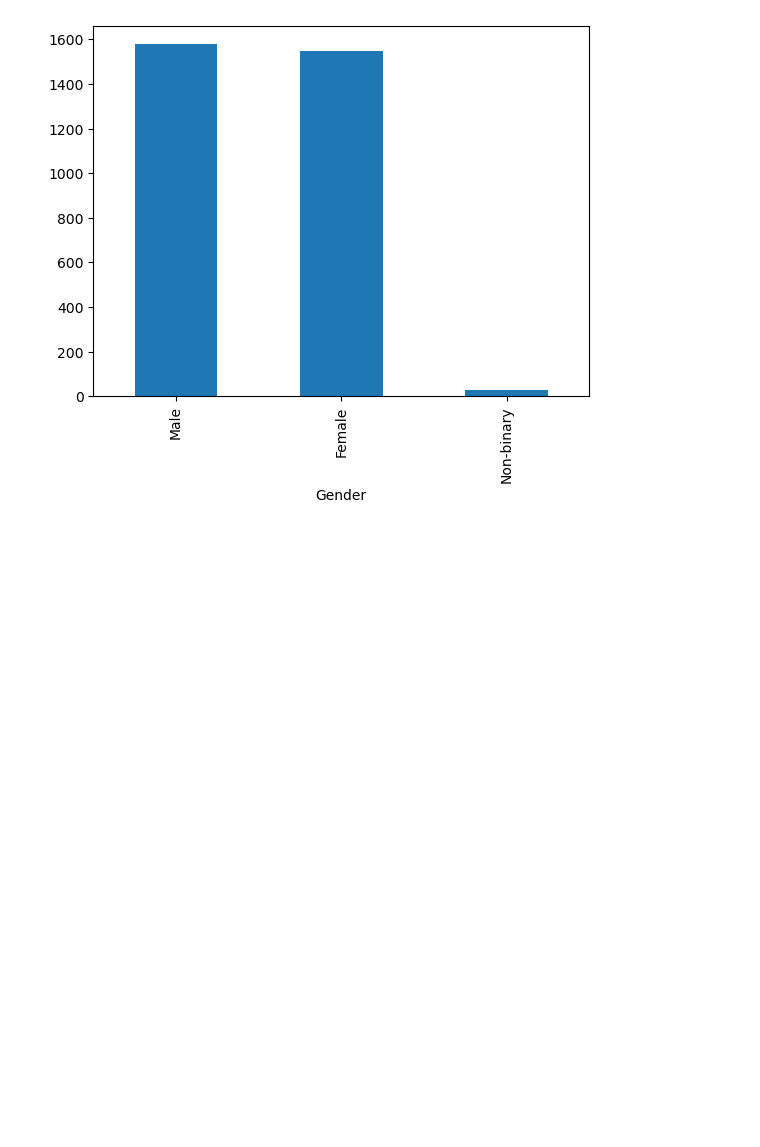
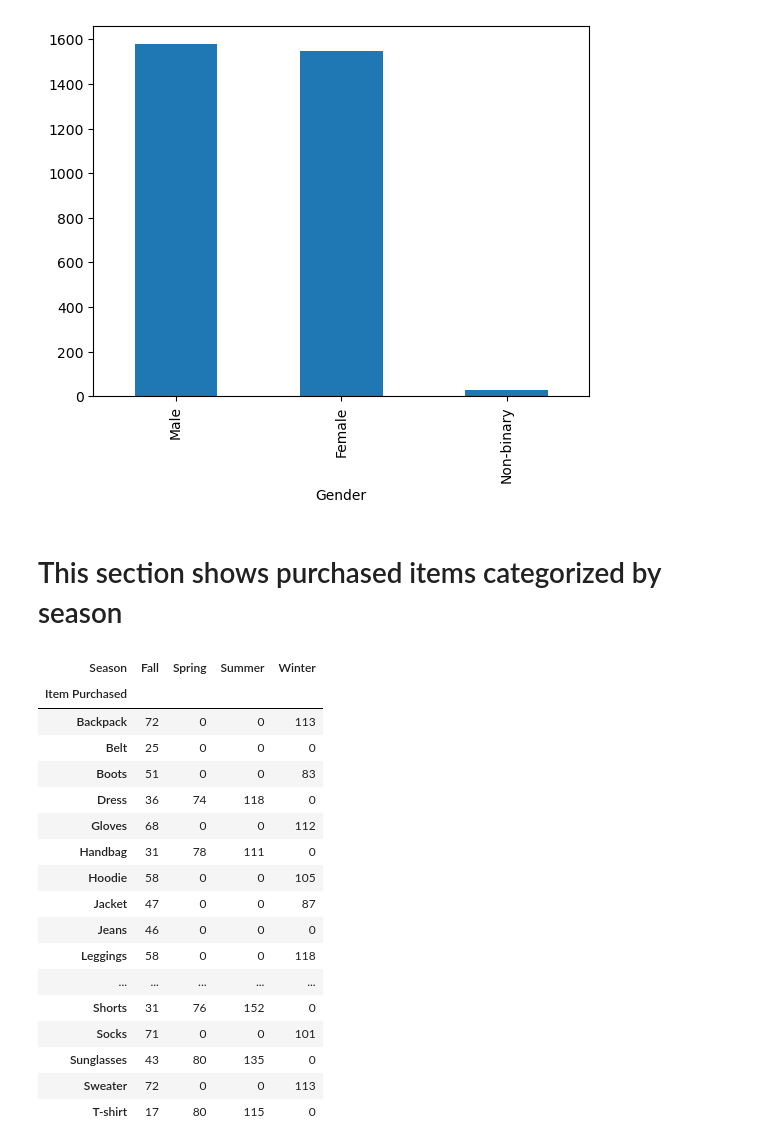
Before and after one commit to snalepa11/shopping-behavior-, a Jupyter notebook: explore.ipynb, the cells around one changed output. Cells and saved outputs as stored; diff of their text form; code cells hidden in the pictures; blank space fills up the shorter version.

```diff
--- a/explore.ipynb
+++ b/explore.ipynb
@@ -142,3 +149,35 @@ data['Gender'].value_counts().plot.bar()
 # %% [output]
 <Axes: xlabel='Gender'>
 [figure]
+# %% [markdown]
+# This section shows purchased items categorized by season
+# %%
+# Pivot table showing count of items purchased by season
+pivot_items_by_season = data.pivot_table(
+    values='Purchase Amount (USD)',
+    index='Item Purchased',
+    columns='Season',
+    aggfunc='count',
+    fill_value=0
+)
+
+pivot_items_by_season
+# %% [output]
+| Season | Fall | Spring | Summer | Winter |
+| Item Purchased |  |  |  |  |
+| Backpack | 72 | 0 | 0 | 113 |
+| Belt | 25 | 0 | 0 | 0 |
+| Boots | 51 | 0 | 0 | 83 |
+| Dress | 36 | 74 | 118 | 0 |
+| Gloves | 68 | 0 | 0 | 112 |
+| Handbag | 31 | 78 | 111 | 0 |
+| Hoodie | 58 | 0 | 0 | 105 |
+| Jacket | 47 | 0 | 0 | 87 |
+| Jeans | 46 | 0 | 0 | 0 |
+| Leggings | 58 | 0 | 0 | 118 |
+| ... | ... | ... | ... | ... |
+| Shorts | 31 | 76 | 152 | 0 |
+| Socks | 71 | 0 | 0 | 101 |
+| Sunglasses | 43 | 80 | 135 | 0 |
+| Sweater | 72 | 0 | 0 | 113 |
+| T-shirt | 17 | 80 | 115 | 0 |
```
Also changed, not shown: parts of 7 cells of this notebook, 1 other file.
